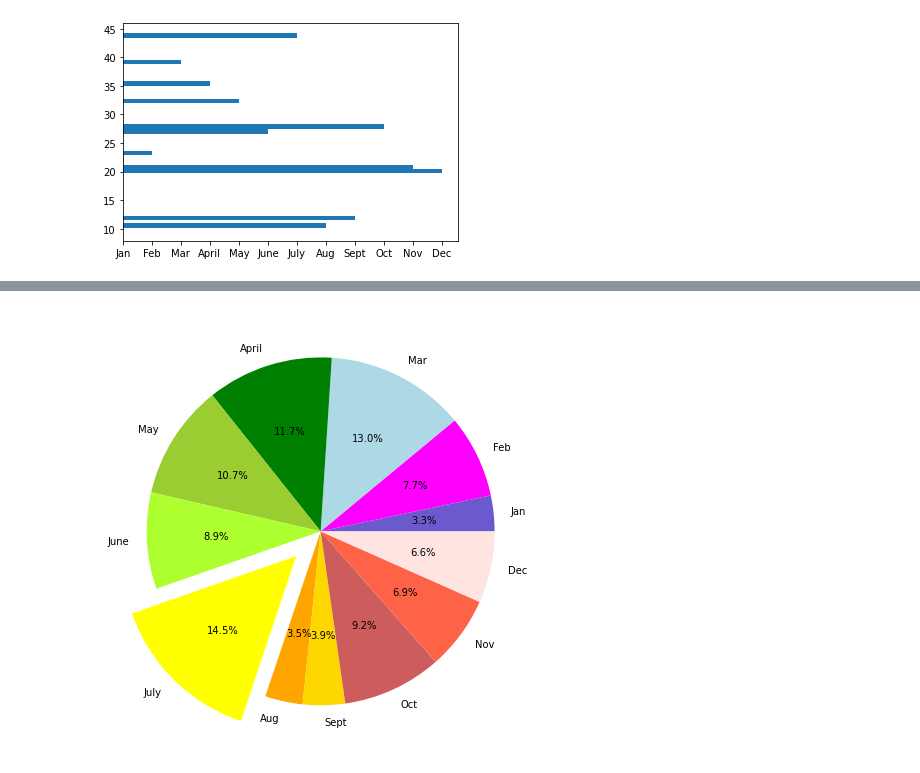
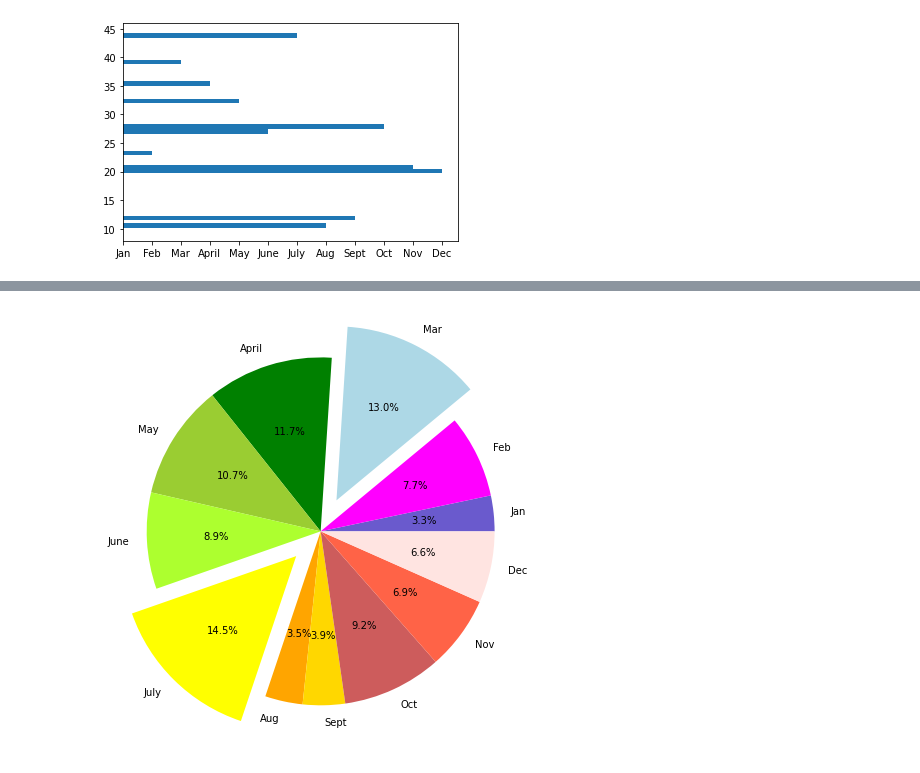
Before and after one commit to kaku2792/PyBer_Analysis, a Jupyter notebook: matplotlib_practice.ipynb, the cells around one changed output, grey strips where cells are left out. Saved outputs shown, nothing was run; the diff lists cells and outputs as text; code cells hidden in the pictures.

```diff
--- a/matplotlib_practice.ipynb
+++ b/matplotlib_practice.ipynb
@@ -149,9 +150,9 @@ plt.title("PyBer Fare by Month")
 plt.legend()
 # %%
 # Set the x-axis to a list of strings for each month.
-x_axis = ["Jan", "Feb", "Mar", "April", "May", "June", "July", "Aug", "Sept", "Oct", "Nov", "Dec"]
+y_axis = ["Jan", "Feb", "Mar", "April", "May", "June", "July", "Aug", "Sept", "Oct", "Nov", "Dec"]
 
 # Set the y-axis to a list of floats as the total fare in US dollars accumulated for each month.
-y_axis = [10.02, 23.24, 39.20, 35.42, 32.34, 27.04, 43.82, 10.56, 11.85, 27.90, 20.71, 20.09]
+x_axis = [10.02, 23.24, 39.20, 35.42, 32.34, 27.04, 43.82, 10.56, 11.85, 27.90, 20.71, 20.09]
 # %%
 plt.plot(x_axis, y_axis, 'o')
@@ -229,14 +186,14 @@ plt.pie(y_axis, explode=explode_values, labels=x_axis, autopct='%.1f%%')
 # %%
 # Assign 12 colors, one for each month.
 colors = ["slateblue", "magenta", "lightblue", "green", "yellowgreen", "greenyellow", "yellow", "orange", "gold", "indianred", "tomato", "mistyrose"]
-explode_values = (0, 0, 0, 0, 0, 0, 0.2, 0, 0, 0, 0, 0)
+explode_values = (0, 0, 0.2, 0, 0, 0, 0.2, 0, 0, 0, 0, 0)
 plt.subplots(figsize=(8, 8))
 plt.pie(y_axis,
     explode=explode_values,
     colors=colors,
     labels=x_axis,
     autopct='%.1f%%')
 
 plt.show()
 # %% [output]
-[figure, old version]
+[figure, new version]
```
Also changed, not shown: parts of 24 cells of this notebook, 1 other file.
